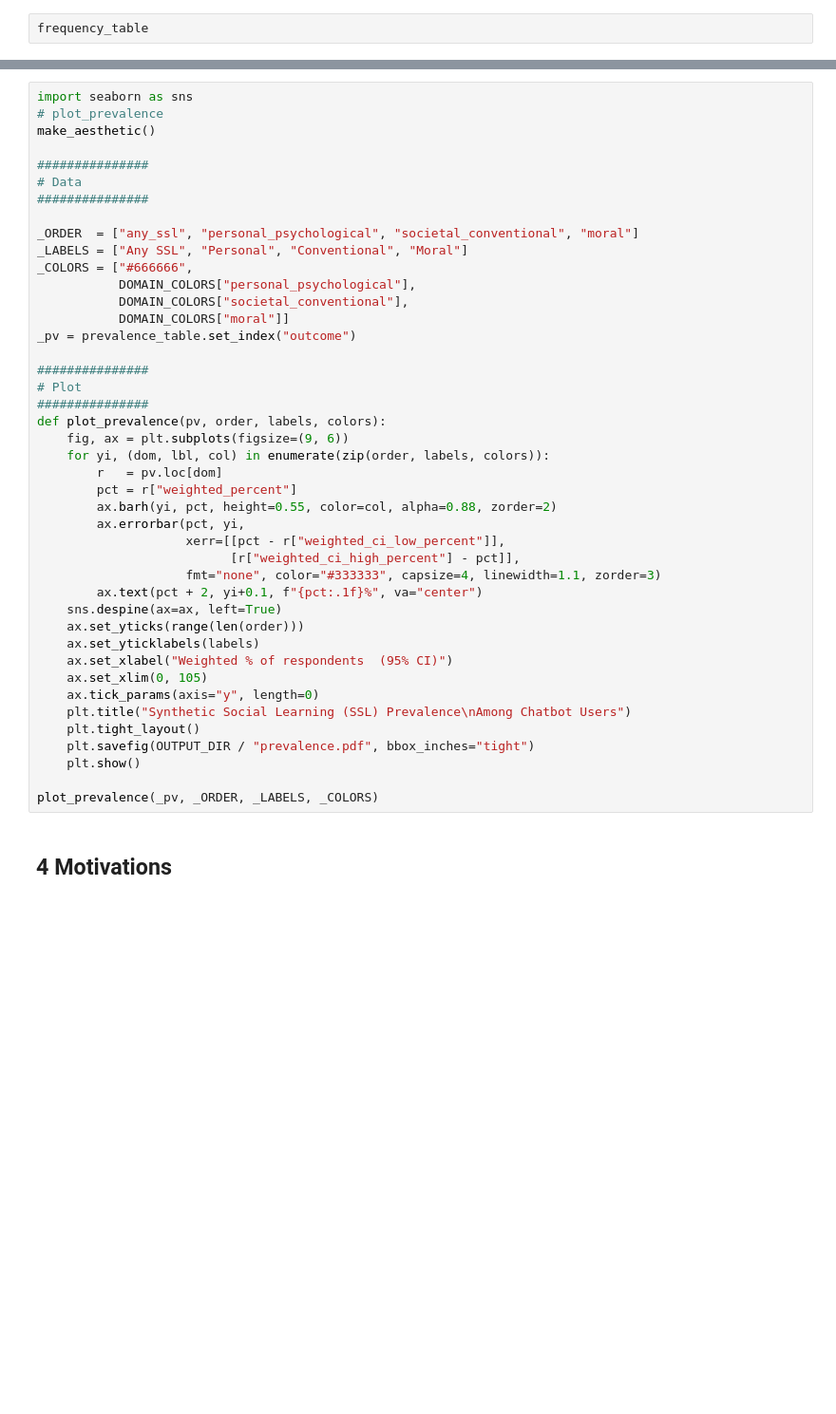
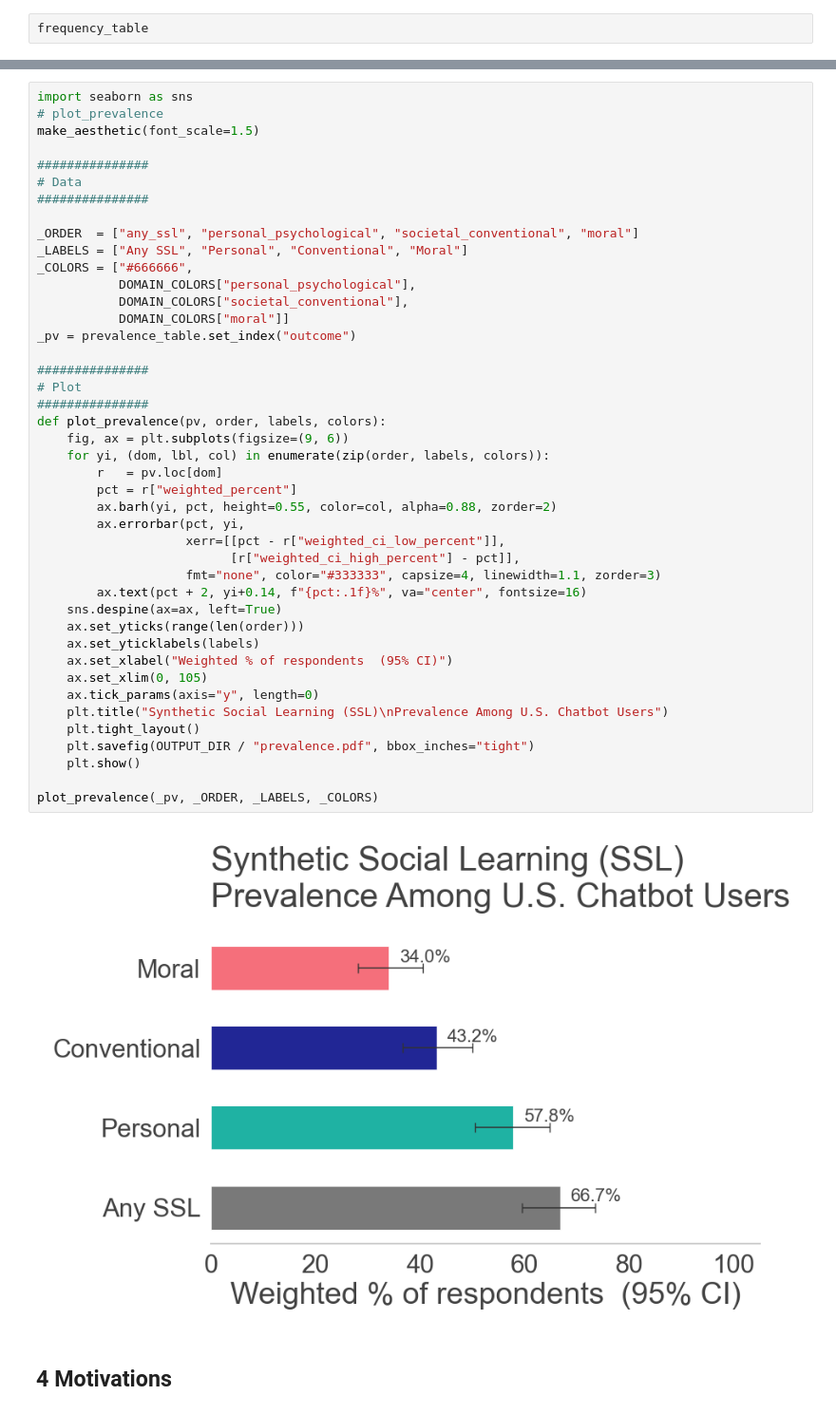
Before and after one commit to josh-ashkinaze/ssl, a Jupyter notebook: study1/cleaned_analysis.ipynb, the cells around one changed output, grey strips where cells are left out. Shown at 95% size. Saved outputs shown, nothing was run; the diff lists cells and outputs as text; blank space fills up the shorter version.

```diff
--- a/study1/cleaned_analysis.ipynb
+++ b/study1/cleaned_analysis.ipynb
@@ -1249,7 +1242,7 @@ for name in ["theta1", "theta2", "p_friend"]:
 # %%
 import seaborn as sns
 # plot_prevalence
-make_aesthetic()
+make_aesthetic(font_scale=1.5)
 
 ###############
 # Data
@@ -1260,34 +1253,36 @@ _LABELS = ["Any SSL", "Personal", "Conventional", "Moral"]
 _COLORS = ["#666666",
            DOMAIN_COLORS["personal_psychological"],
            DOMAIN_COLORS["societal_conventional"],
            DOMAIN_COLORS["moral"]]
 _pv = prevalence_table.set_index("outcome")
 
 ###############
 # Plot
 ###############
 def plot_prevalence(pv, order, labels, colors):
     fig, ax = plt.subplots(figsize=(9, 6))
     for yi, (dom, lbl, col) in enumerate(zip(order, labels, colors)):
         r   = pv.loc[dom]
         pct = r["weighted_percent"]
         ax.barh(yi, pct, height=0.55, color=col, alpha=0.88, zorder=2)
         ax.errorbar(pct, yi,
                     xerr=[[pct - r["weighted_ci_low_percent"]],
                           [r["weighted_ci_high_percent"] - pct]],
                     fmt="none", color="#333333", capsize=4, linewidth=1.1, zorder=3)
-        ax.text(pct + 2, yi+0.1, f"{pct:.1f}%", va="center")
+        ax.text(pct + 2, yi+0.14, f"{pct:.1f}%", va="center", fontsize=16)
     sns.despine(ax=ax, left=True)
     ax.set_yticks(range(len(order)))
     ax.set_yticklabels(labels)
     ax.set_xlabel("Weighted % of respondents  (95% CI)")
     ax.set_xlim(0, 105)
     ax.tick_params(axis="y", length=0)
-    plt.title("Synthetic Social Learning (SSL) Prevalence\nAmong Chatbot Users")
+    plt.title("Synthetic Social Learning (SSL)\nPrevalence Among U.S. Chatbot Users")
     plt.tight_layout()
     plt.savefig(OUTPUT_DIR / "prevalence.pdf", bbox_inches="tight")
     plt.show()
 
 plot_prevalence(_pv, _ORDER, _LABELS, _COLORS)
+# %% [output]
+[figure, added]
 # %% [markdown]
 ## 4  Motivations
```
Also changed, not shown: parts of 26 cells of this notebook, 6 other files.
